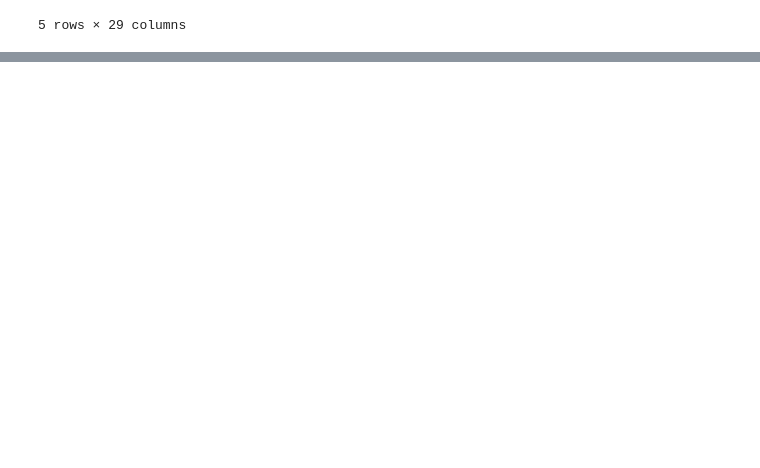
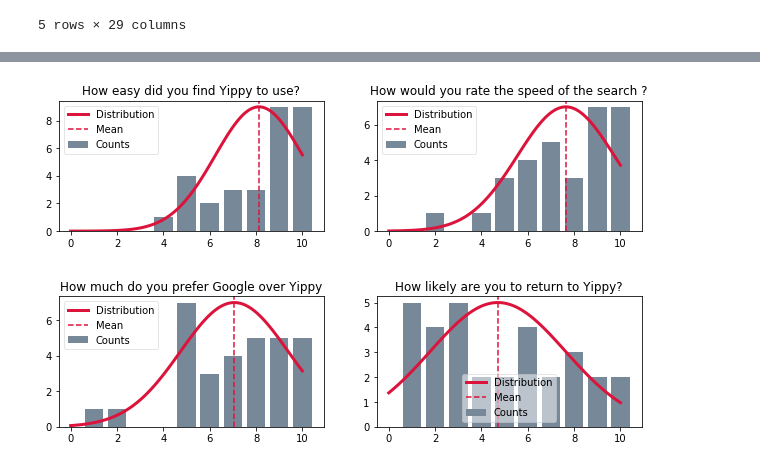
Before and after one commit to animaviridis/evaluation_of_ai, a Jupyter notebook: results_plots.ipynb, the cells around one changed output, grey strips where cells are left out. Cells and saved outputs as stored; diff of their text form; code cells hidden in the pictures; blank space fills up the shorter version.

Commit message:
Bar plots with gaussian

```diff
--- a/results_plots.ipynb
+++ b/results_plots.ipynb
@@ -40,0 +41,5 @@ AttributeError: module 'plotting_functions' has no attribute 'pie_subplots'
+# %%
+fig = plots.make_plot(main_data, keys['yippy'], type='bar', fig_kwargs=dict(figsize=(9,6)), break_labels=False, show=False)
+fig.subplots_adjust(left=0.0, hspace=0.5, wspace=0.2)
+# %% [output]
+[figure, added]
```
Also changed, not shown: parts of 1 cell of this notebook, 2 other files.
